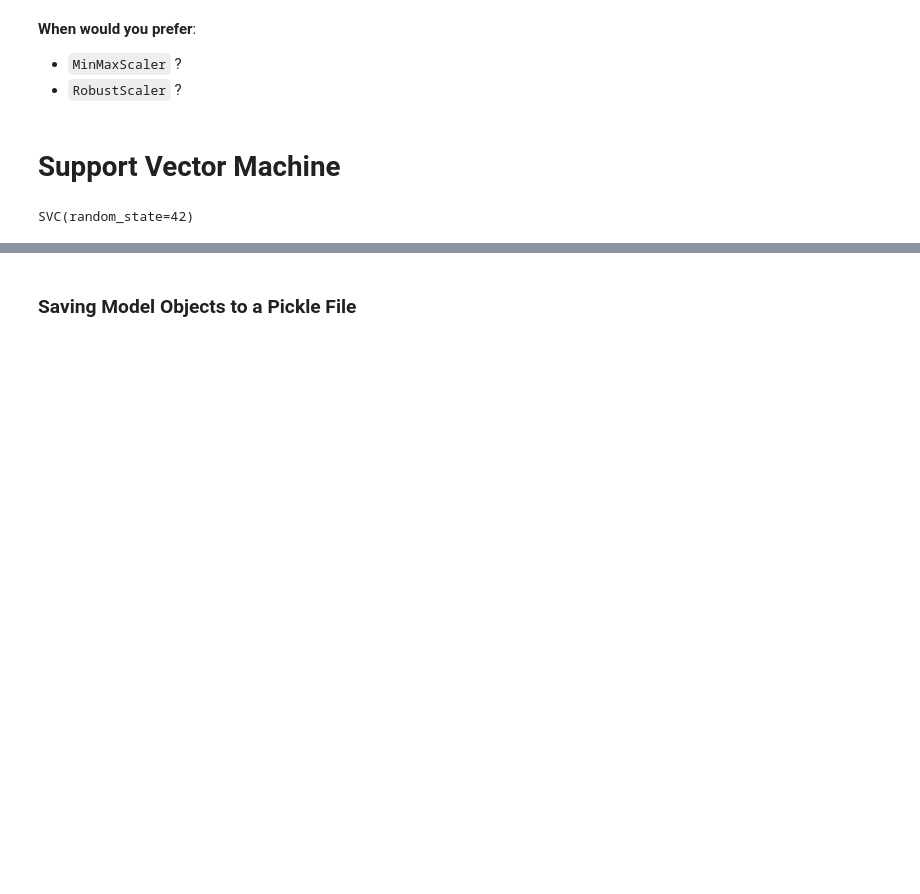
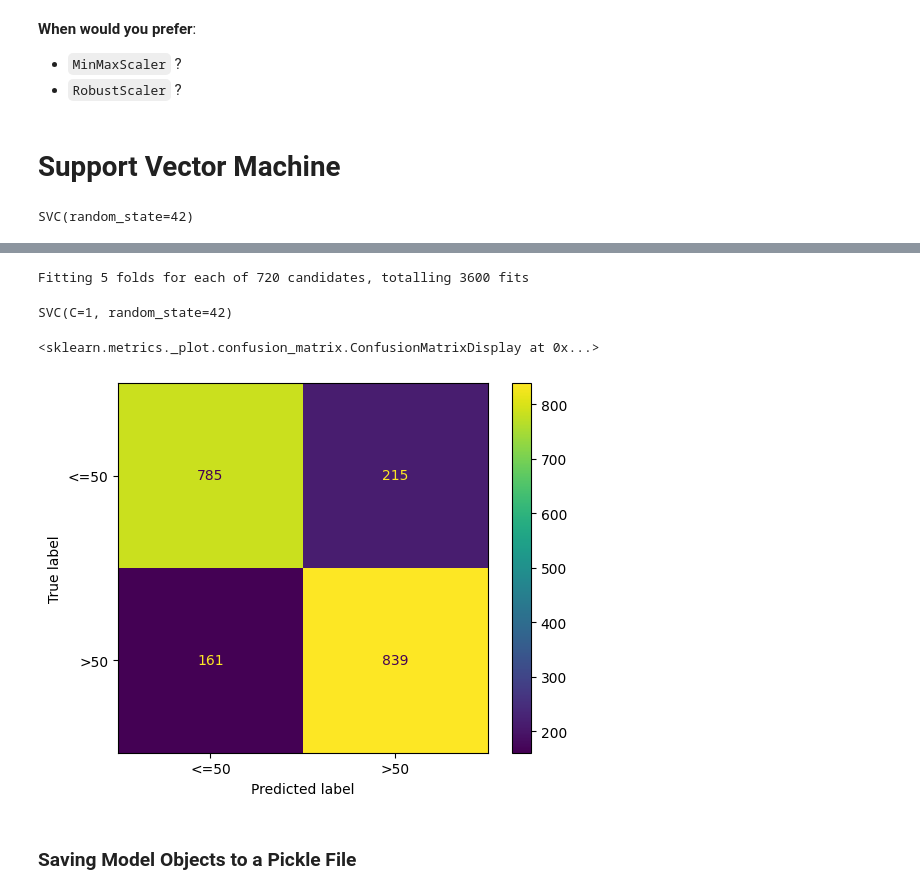
Before and after one commit to navinor/dl-survey-live-lab-2025, a Jupyter notebook: notebooks/01_baseline_support_vector_machine.ipynb, the cells around one changed output, grey strips where cells are left out. Saved outputs shown, nothing was run; the diff lists cells and outputs as text; code cells hidden in the pictures; blank space fills up the shorter version.

```diff
--- a/notebooks/01_baseline_support_vector_machine.ipynb
+++ b/notebooks/01_baseline_support_vector_machine.ipynb
@@ -231,6 +344,40 @@ print(optimal_params.best_params_)
+# %%
+param_grid = [
+  {
+      'C': [0.1, 1, 10], # controls hard/soft margin
+      'kernel': ['rbf', 'poly', 'sigmoid'], # chooses kernel
+      'gamma': ['scale', 'auto', 0.1, 1], # influence of a single training point.
+      'degree': [2, 3, 4], # used in poly kernel
+      'coef0': [0.0, 0.1, 0.5], # used in poly and sigmoid
+  },
+]
+
+optimal_params = GridSearchCV(
+        SVC(),
+        param_grid,
+        cv=5,
+        scoring='accuracy',
+        verbose=1
+    )
+
+optimal_params.fit(X_train_final, y_train)
+print(optimal_params.best_params_)
+# %% [output]
+Fitting 5 folds for each of 720 candidates, totalling 3600 fits
 # %%
-clf_svm = SVC(random_state=42, C=100, gamma=0.001)
+clf_svm = SVC(random_state=42, C=1, gamma='scale')
 clf_svm.fit(X_train_final, y_train)
+# %% [output]
+SVC(C=1, random_state=42)
+# %%
+ConfusionMatrixDisplay.from_estimator(clf_svm,
+                                      X_test_final,
+                                      y_test,
+                                      values_format='d',
+                                      display_labels=["<=50", ">50"])
+# %% [output]
+<sklearn.metrics._plot.confusion_matrix.ConfusionMatrixDisplay at 0x...>
+[figure, added]
 # %% [markdown]
 ### Saving Model Objects to a Pickle File
 # %%
```
Also changed, not shown: parts of 16 cells of this notebook.
